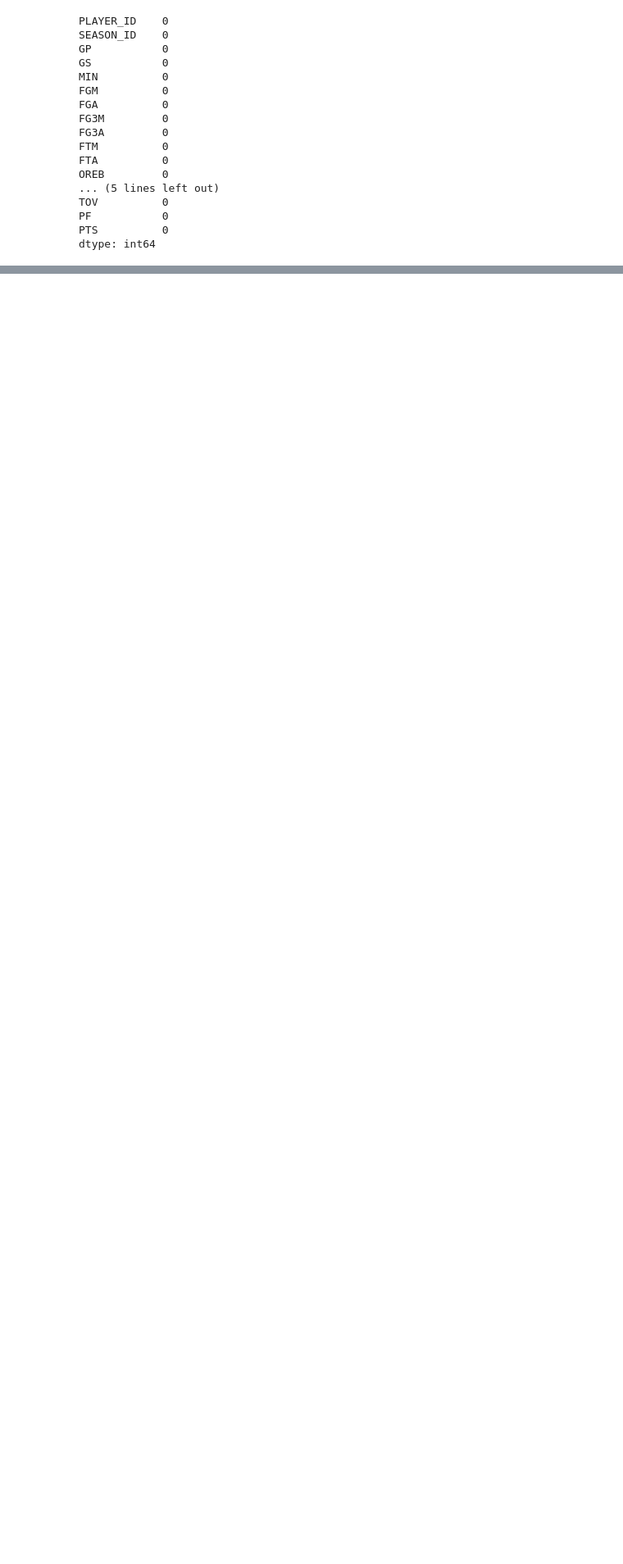
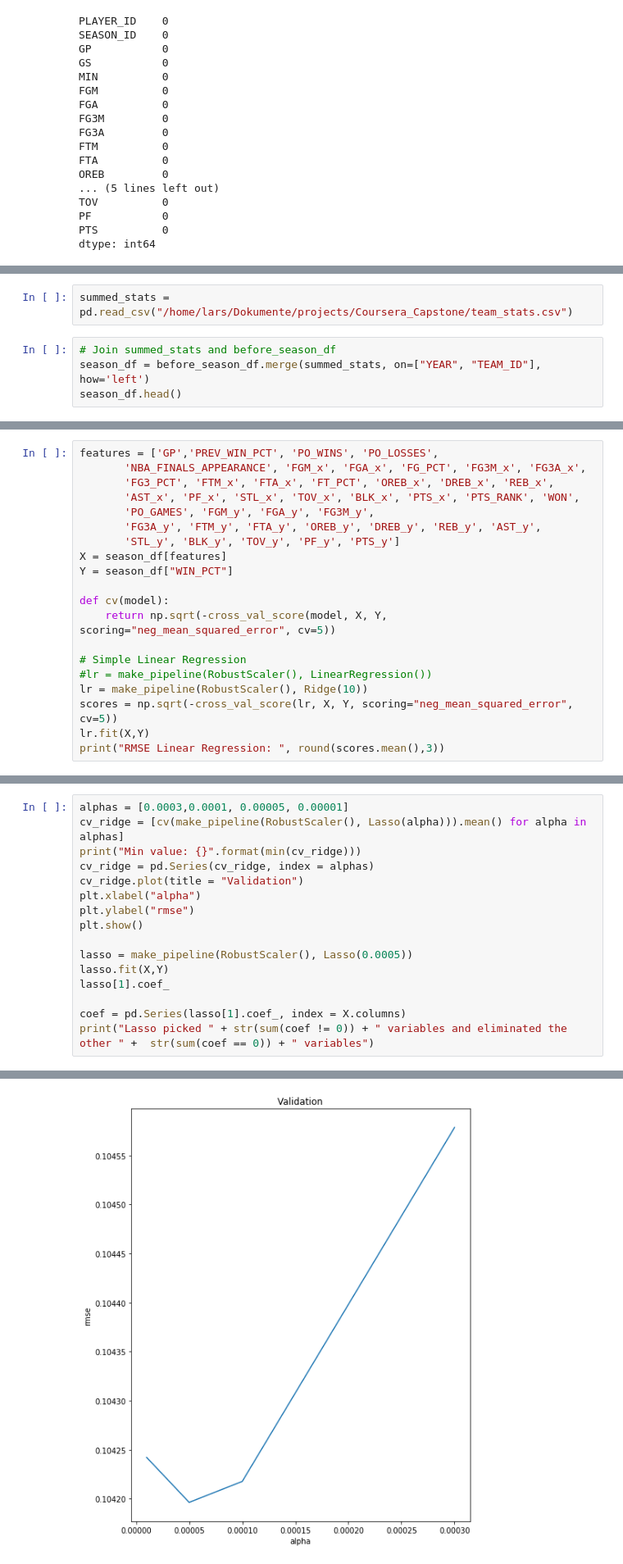
Before and after one commit to LarsShaq/Coursera_Capstone, a Jupyter notebook: NBA.ipynb, the cells around one changed output, grey strips where cells are left out. Shown: that part at 82% size. Drawn from its saved outputs; the diff is of its cells as text; blank space fills up the shorter version.

Commit message:
New data and model

```diff
--- a/NBA.ipynb
+++ b/NBA.ipynb
@@ -375,0 +384,6 @@ new_df.columns
+# %%
+summed_stats = pd.read_csv("/home/lars/Dokumente/projects/Coursera_Capstone/team_stats.csv")
+# %%
+# Join summed_stats and before_season_df
+season_df = before_season_df.merge(summed_stats, on=["YEAR", "TEAM_ID"], how='left')
+season_df.head()
@@ -375,0 +418,20 @@ new_df.columns
+# %%
+features = ['GP','PREV_WIN_PCT', 'PO_WINS', 'PO_LOSSES',
+       'NBA_FINALS_APPEARANCE', 'FGM_x', 'FGA_x', 'FG_PCT', 'FG3M_x', 'FG3A_x',
+       'FG3_PCT', 'FTM_x', 'FTA_x', 'FT_PCT', 'OREB_x', 'DREB_x', 'REB_x',
+       'AST_x', 'PF_x', 'STL_x', 'TOV_x', 'BLK_x', 'PTS_x', 'PTS_RANK', 'WON',
+       'PO_GAMES', 'FGM_y', 'FGA_y', 'FG3M_y',
+       'FG3A_y', 'FTM_y', 'FTA_y', 'OREB_y', 'DREB_y', 'REB_y', 'AST_y',
+       'STL_y', 'BLK_y', 'TOV_y', 'PF_y', 'PTS_y']
+X = season_df[features]
+Y = season_df["WIN_PCT"]
+
+def cv(model):
+    return np.sqrt(-cross_val_score(model, X, Y, scoring="neg_mean_squared_error", cv=5))
+
+# Simple Linear Regression
+#lr = make_pipeline(RobustScaler(), LinearRegression())
+lr = make_pipeline(RobustScaler(), Ridge(10))
+scores = np.sqrt(-cross_val_score(lr, X, Y, scoring="neg_mean_squared_error", cv=5))
+lr.fit(X,Y)
+print("RMSE Linear Regression: ", round(scores.mean(),3))
@@ -375,0 +440,17 @@ new_df.columns
+# %%
+alphas = [0.0003,0.0001, 0.00005, 0.00001]
+cv_ridge = [cv(make_pipeline(RobustScaler(), Lasso(alpha))).mean() for alpha in alphas]
+print("Min value: {}".format(min(cv_ridge)))
+cv_ridge = pd.Series(cv_ridge, index = alphas)
+cv_ridge.plot(title = "Validation")
+plt.xlabel("alpha")
+plt.ylabel("rmse")
+plt.show()
+
+lasso = make_pipeline(RobustScaler(), Lasso(0.0005))
+lasso.fit(X,Y)
+lasso[1].coef_
+
+coef = pd.Series(lasso[1].coef_, index = X.columns)
+print("Lasso picked " + str(sum(coef != 0)) + " variables and eliminated the other " +  str(sum(coef == 0)) + " variables")
+# %% [output]
@@ -375,0 +458 @@ new_df.columns
+[figure, added]
```
Also changed, not shown: parts of 19 cells of this notebook.
